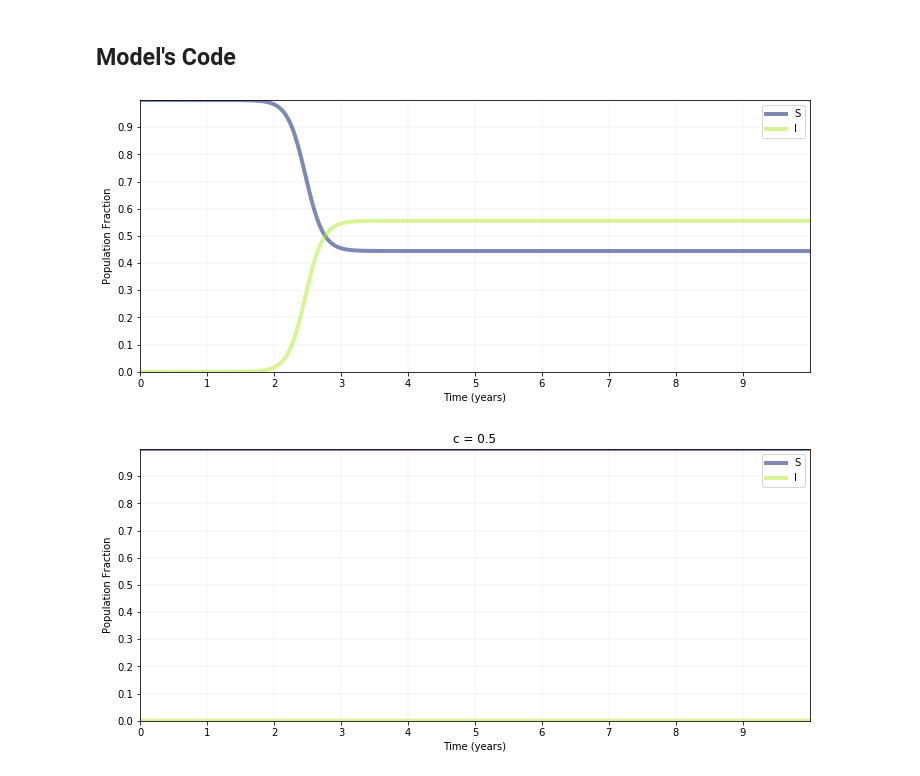
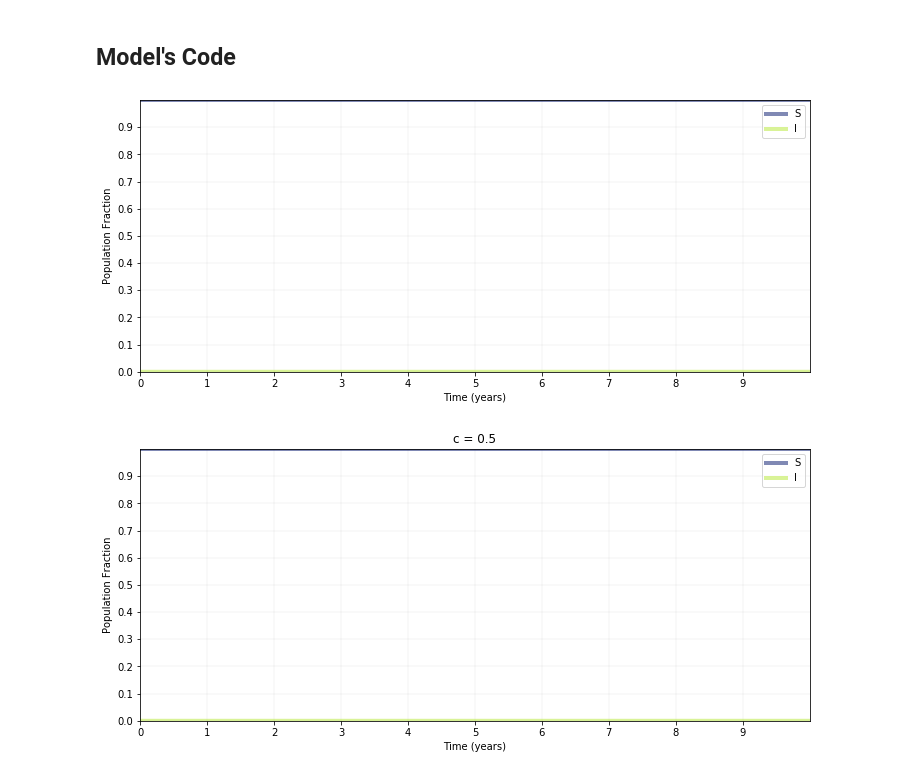
Before and after one commit to Chipdelmal/epiModellingClass, a Jupyter notebook: Practical03/Gonorrhea_Simple.ipynb, the cells around one changed output. Cells and saved outputs as stored; diff of their text form; code cells hidden in the pictures.

Commit message:
Uploading the second part of Gonorrhea

```diff
--- a/Practical03/Gonorrhea_Simple.ipynb
+++ b/Practical03/Gonorrhea_Simple.ipynb
@@ -31,28 +31,28 @@ plt.rcParams['figure.figsize'] = [12, 5]
 # %%
 # User inputs ############################################################
 (N, tmax) = (200000000, 10 * 12)
-(beta, partRate, duration) = (.75, 1.5, 2)
+(beta, partRate, duration) = (.75, 1/6, 2)
 (iInit) = (1)
 # Internals ##############################################################
 (sInit, rec) = (N - iInit, 1 / duration)
 t = np.linspace(0, tmax, tmax * 10)
 y0 = (sInit, iInit)
 # Run ####################################################################
 ret = odeint(model.dGonorrhea, y0, t, args=(N, beta, partRate, rec))
 (S, I) = ret.T / N
 # Plot ###################################################################
 tp = ((S, '#02146b', 'S'), (I, '#b4e830', 'I'))
 (fig, ax) = aux.plotEpiDynamicsPop(tp, t/12, tmax/12, 1)
 ax.set_xticks(np.arange(0, tmax/12, 1))
 ax.set_yticks(np.arange(0, 1, .1))
 plt.grid(b=True, which='major', lw=.2, alpha=.5, color='#666666', linestyle='--')
 # Save Figure ############################################################
 plt.savefig(
     './img/Gonorrhea.png',
     dpi=500, pad_inches=.01, bbox_inches='tight'
 )
 # %% [output]
-[figure, old version]
+[figure, new version]
 # %%
 for partRate in [.5 , 1, 1.5, 2]:
     ret = odeint(model.dGonorrhea, y0, t, args=(N, beta, partRate, 1 / duration))
```
Also changed, not shown: 3 other files.
